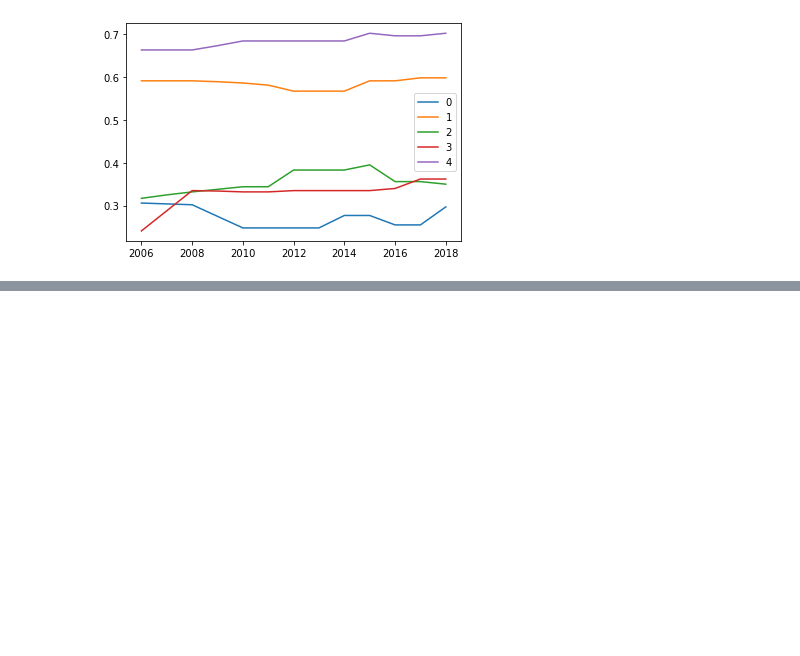
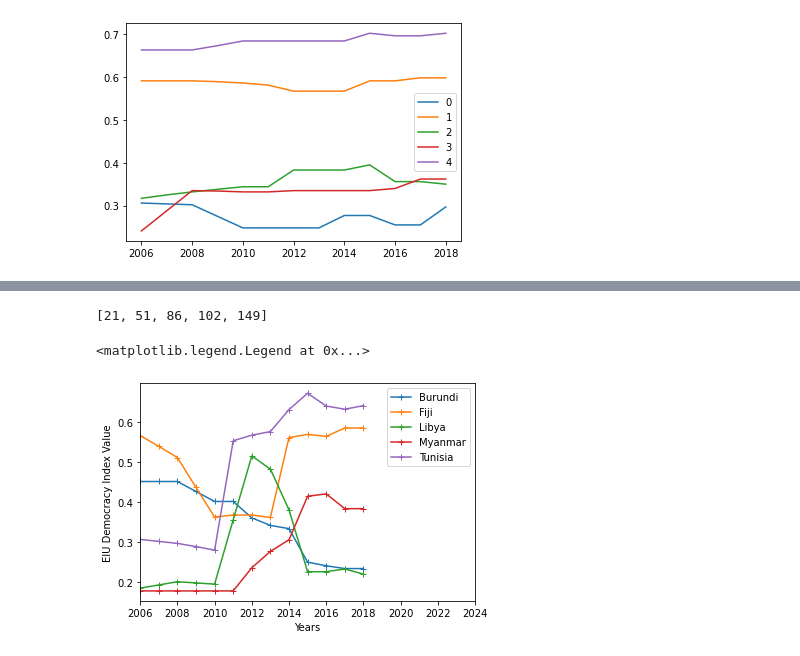
Before and after one commit to olincollege/midterm-project-Erhardt4, a Jupyter notebook: GapMinder_Data.ipynb, the cells around one changed output, grey strips where cells are left out. Drawn from its saved outputs; the diff is of its cells as text; code cells hidden in the pictures; blank space fills up the shorter version.

```diff
--- a/GapMinder_Data.ipynb
+++ b/GapMinder_Data.ipynb
@@ -16,0 +66,28 @@ for i in range(5):
+# %%
+import statistics
+from findingCountryChange import findPopulationStandardDev
+countriesAboveThreshold = []
+threshold = .08#0.0632
+for i in range(164):
+    temp = EIU_dataframe.iloc[i,1:14]
+    if statistics.pstdev(temp) > threshold:
+        countriesAboveThreshold.append(i)
+print(countriesAboveThreshold)
+#findPopulationStandardDev(temp)
+
+chosenCountriesNames = []
+for index in countriesAboveThreshold:
+    temp = EIU_dataframe.iloc[index,1:14]
+    chosenCountriesNames.append(countryList[index])
+    plt.plot(yearList, temp, marker =  '+')
+
+plt.xlabel("Years")
+plt.ylabel("EIU Democracy Index Value")
+plt.xlim(2006, 2024)
+plt.legend(chosenCountriesNames, loc = 'best')
+
+#print(temp)
+# %% [output]
+[21, 51, 86, 102, 149]
+<matplotlib.legend.Legend at 0x...>
+[figure, added]
```
Also changed, not shown: parts of 4 cells of this notebook, 3 other files.
